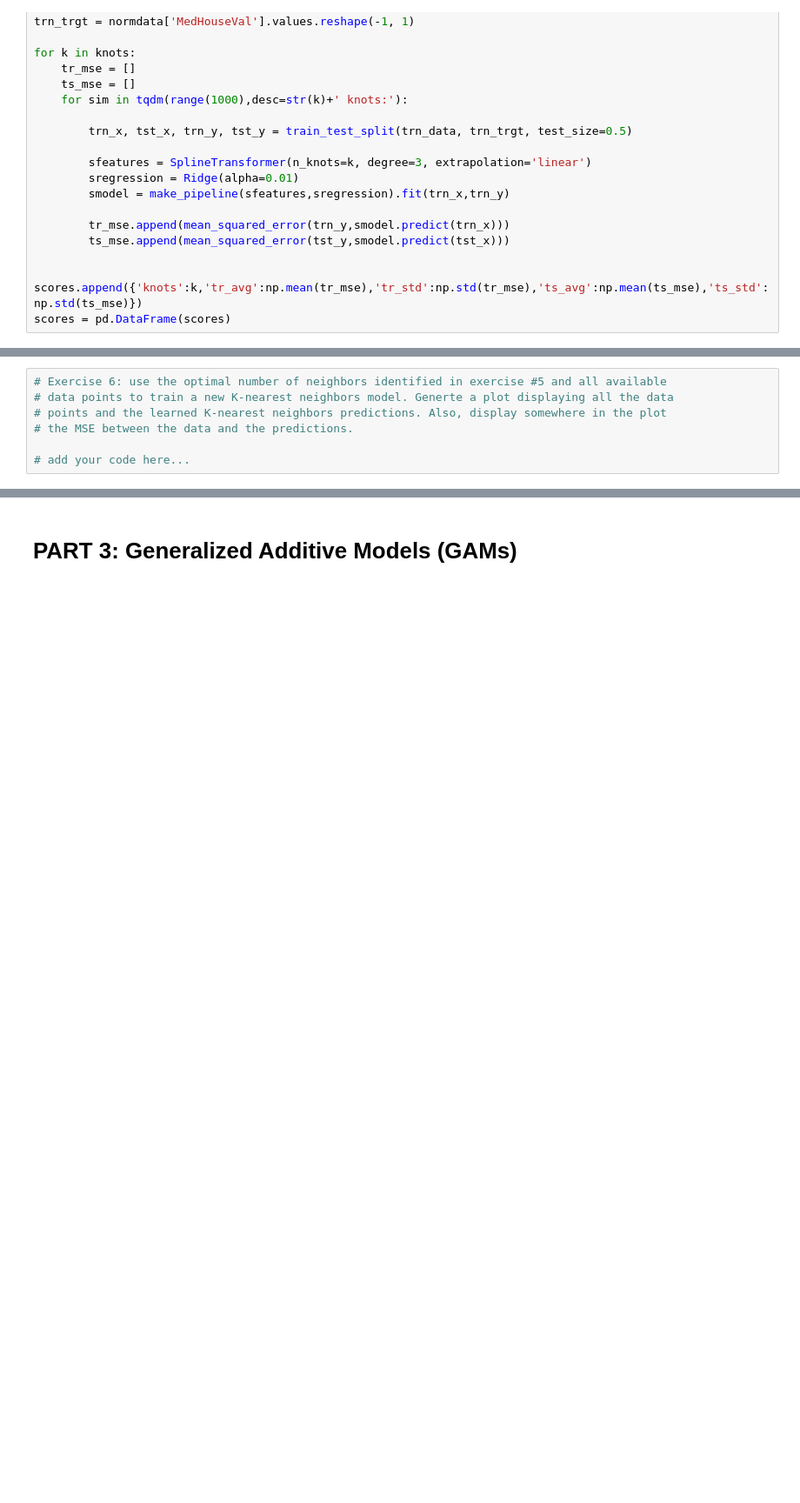
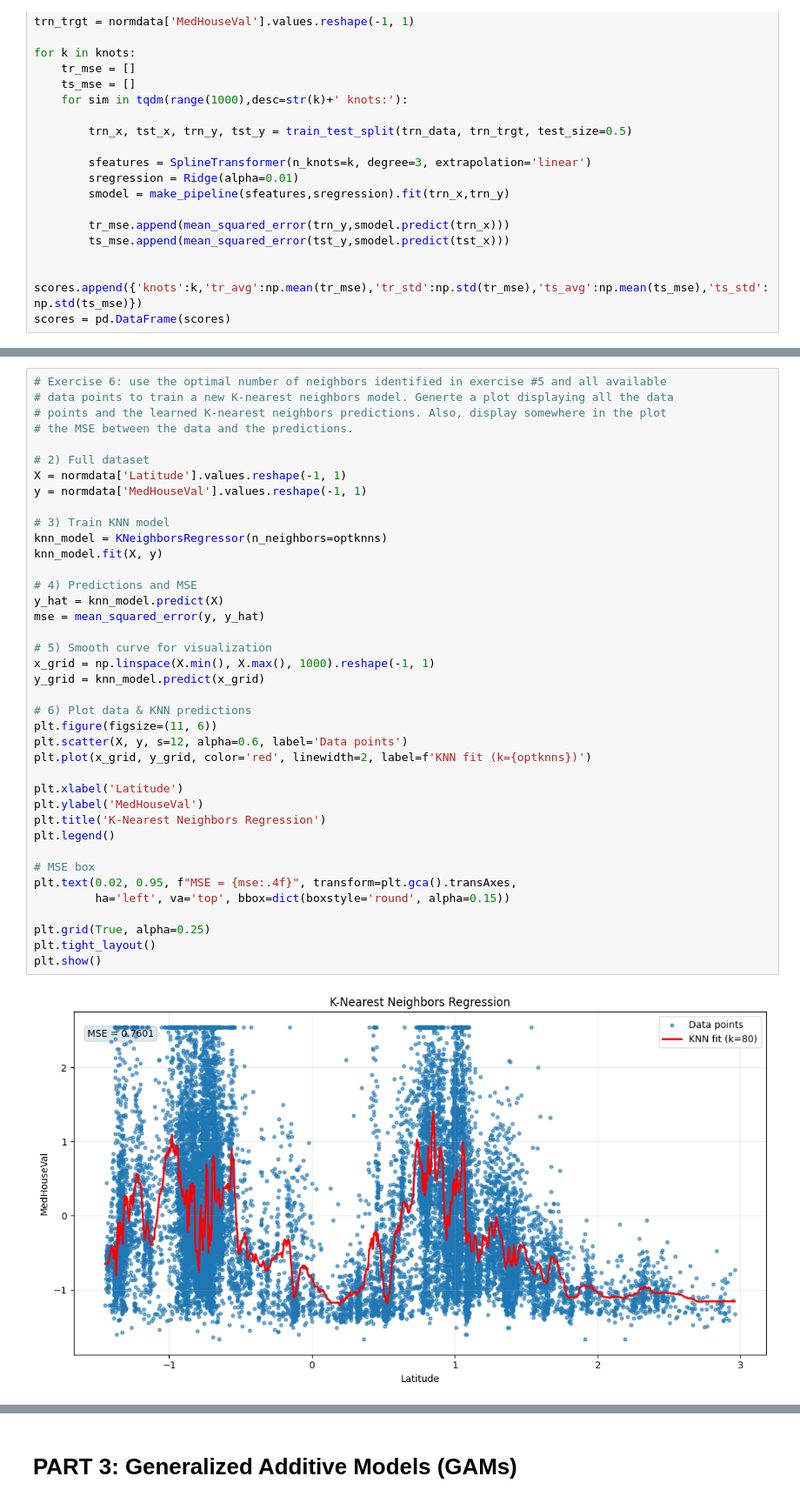
Before and after one commit to dannylam2502/CMPE257, a Jupyter notebook: W6S1.ipynb, the cells around one changed output, grey strips where cells are left out. Shown at 87% size. Cells and saved outputs as stored; diff of their text form; blank space fills up the shorter version.

```diff
--- a/W6S1.ipynb
+++ b/W6S1.ipynb
@@ -476,9 +579,43 @@ optknns = scores.sort_values(by='ts_avg')['knn'].values[0]
 # %%
 # Exercise 6: use the optimal number of neighbors identified in exercise #5 and all available
 # data points to train a new K-nearest neighbors model. Generte a plot displaying all the data
 # points and the learned K-nearest neighbors predictions. Also, display somewhere in the plot
 # the MSE between the data and the predictions.
 
-# add your code here...
+# 2) Full dataset
+X = normdata['Latitude'].values.reshape(-1, 1)
+y = normdata['MedHouseVal'].values.reshape(-1, 1)
+
+# 3) Train KNN model
+knn_model = KNeighborsRegressor(n_neighbors=optknns)
+knn_model.fit(X, y)
+
+# 4) Predictions and MSE
+y_hat = knn_model.predict(X)
+mse = mean_squared_error(y, y_hat)
+
+# 5) Smooth curve for visualization
+x_grid = np.linspace(X.min(), X.max(), 1000).reshape(-1, 1)
+y_grid = knn_model.predict(x_grid)
+
+# 6) Plot data & KNN predictions
+plt.figure(figsize=(11, 6))
+plt.scatter(X, y, s=12, alpha=0.6, label='Data points')
+plt.plot(x_grid, y_grid, color='red', linewidth=2, label=f'KNN fit (k={optknns})')
+
+plt.xlabel('Latitude')
+plt.ylabel('MedHouseVal')
+plt.title('K-Nearest Neighbors Regression')
+plt.legend()
+
+# MSE box
+plt.text(0.02, 0.95, f"MSE = {mse:.4f}", transform=plt.gca().transAxes,
+         ha='left', va='top', bbox=dict(boxstyle='round', alpha=0.15))
+
+plt.grid(True, alpha=0.25)
+plt.tight_layout()
+plt.show()
+# %% [output]
+[figure, added]
 # %%
 # What are your main conclusions from exercise #6? How this result compares to the one from exercise #4?
```
Also changed, not shown: parts of 25 cells of this notebook.
